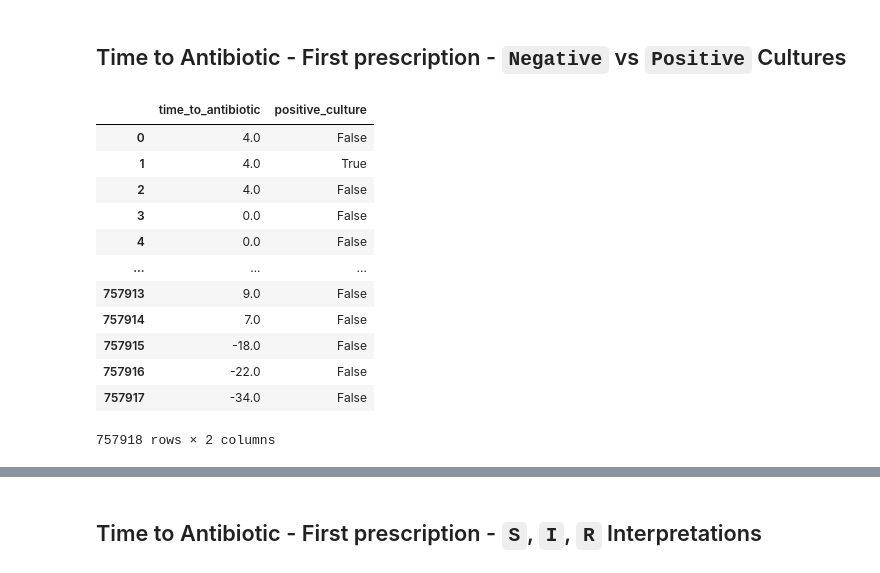
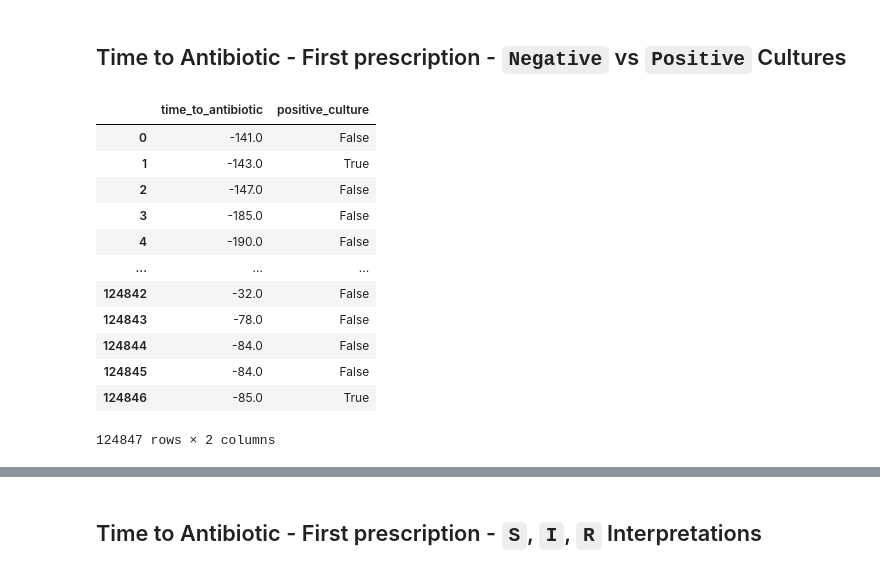
Before and after one commit to ryashpal/ML, a Jupyter notebook: mortality/explore_microbiology_cultures.ipynb, the cells around one changed output, grey strips where cells are left out. Cells and saved outputs as stored; diff of their text form; code cells hidden in the pictures.

```diff
--- a/mortality/explore_microbiology_cultures.ipynb
+++ b/mortality/explore_microbiology_cultures.ipynb
@@ -806,48 +806,51 @@ with stg_1 as (
 	select
     distinct
 	first_value(mic_evt_1.subject_id) over (partition by mic_evt_1.micro_specimen_id) as subject_id,
+	first_value(mic_evt_1.hadm_id) over (partition by mic_evt_1.micro_specimen_id) as hadm_id,
 	min(mic_evt_1.charttime) over (partition by mic_evt_1.micro_specimen_id) as charttime,
 	bool_or(mic_evt_1.org_name is not null) over (partition by mic_evt_1.micro_specimen_id) AS positive_culture
 	from
 	mimiciv.microbiologyevents mic_evt_1
 )
 , stg_2 as (
 	select
 	stg_1.subject_id,
 	stg_1.charttime as charttime,
 	bool_or(stg_1.positive_culture) as positive_culture,
 	min(prx.starttime) as starttime
 	from stg_1 stg_1
 	inner join mimiciv.prescriptions prx
 	on prx.subject_id = stg_1.subject_id
 	and prx.starttime > stg_1.charttime - interval '192 hours'
 	and prx.starttime < stg_1.charttime + interval '192 hours'
     inner join sepsis.abx_poe_list ab
     on prx.drug = ab.drug
+    inner join mimiciv.diagnoses_icd icd
+    on icd.hadm_id = stg_1.hadm_id and icd.icd_code in ('99591', '99592', '78552', 'A419', 'R6520', 'R6521')
 	group by stg_1.subject_id, stg_1.charttime
 )
 select
 floor((extract(epoch from stg_2.starttime) - extract(epoch from stg_2.charttime))/3600) as time_to_antibiotic,
 positive_culture
 from stg_2 stg_2
 ;
 """
 timeToAntibioticDf4 = pd.read_sql_query(timeToAntibioticQuery4, con)
 timeToAntibioticDf4
 # %% [output]
 |  | time_to_antibiotic | positive_culture |
-| 0 | 4.0 | False |
-| 1 | 4.0 | True |
-| 2 | 4.0 | False |
-| 3 | 0.0 | False |
-| 4 | 0.0 | False |
+| 0 | -141.0 | False |
+| 1 | -143.0 | True |
+| 2 | -147.0 | False |
+| 3 | -185.0 | False |
+| 4 | -190.0 | False |
 | ... | ... | ... |
-| 757913 | 9.0 | False |
-| 757914 | 7.0 | False |
-| 757915 | -18.0 | False |
-| 757916 | -22.0 | False |
-| 757917 | -34.0 | False |
+| 124842 | -32.0 | False |
+| 124843 | -78.0 | False |
+| 124844 | -84.0 | False |
+| 124845 | -84.0 | False |
+| 124846 | -85.0 | True |
-757918 rows × 2 columns
+124847 rows × 2 columns
 # %%
 import seaborn as sns
 
```
Also changed, not shown: parts of 50 cells of this notebook.
